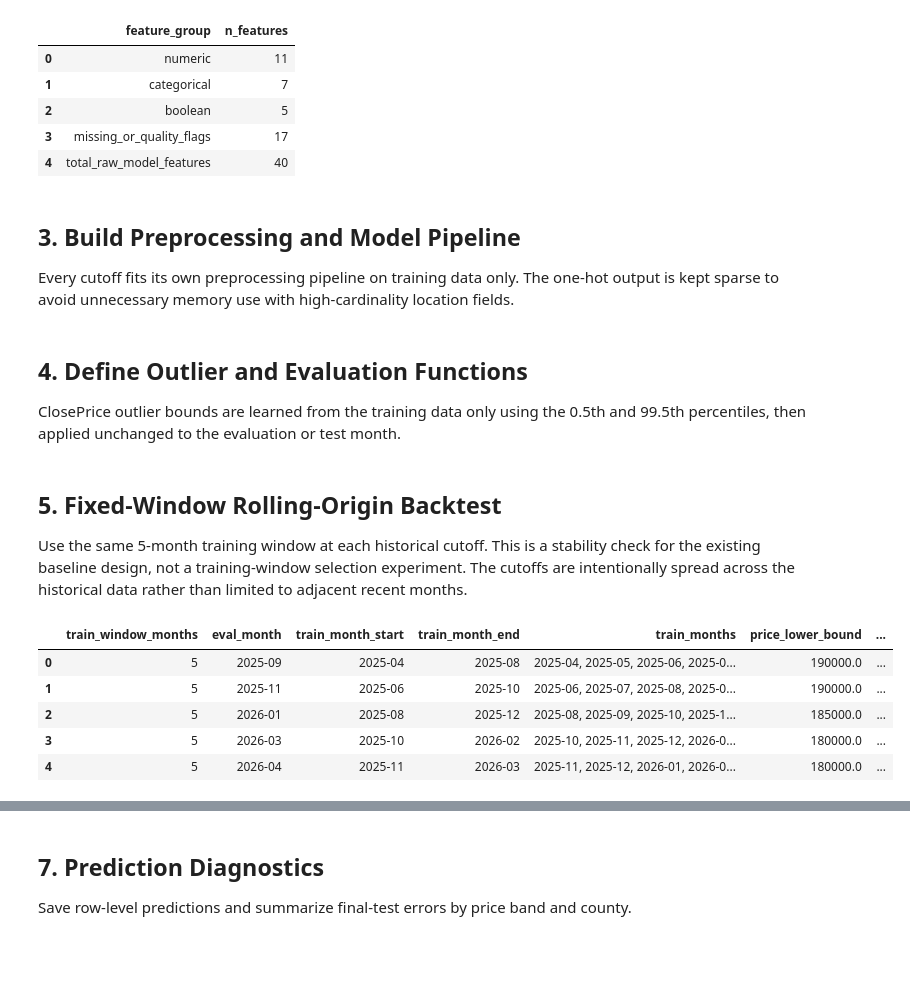
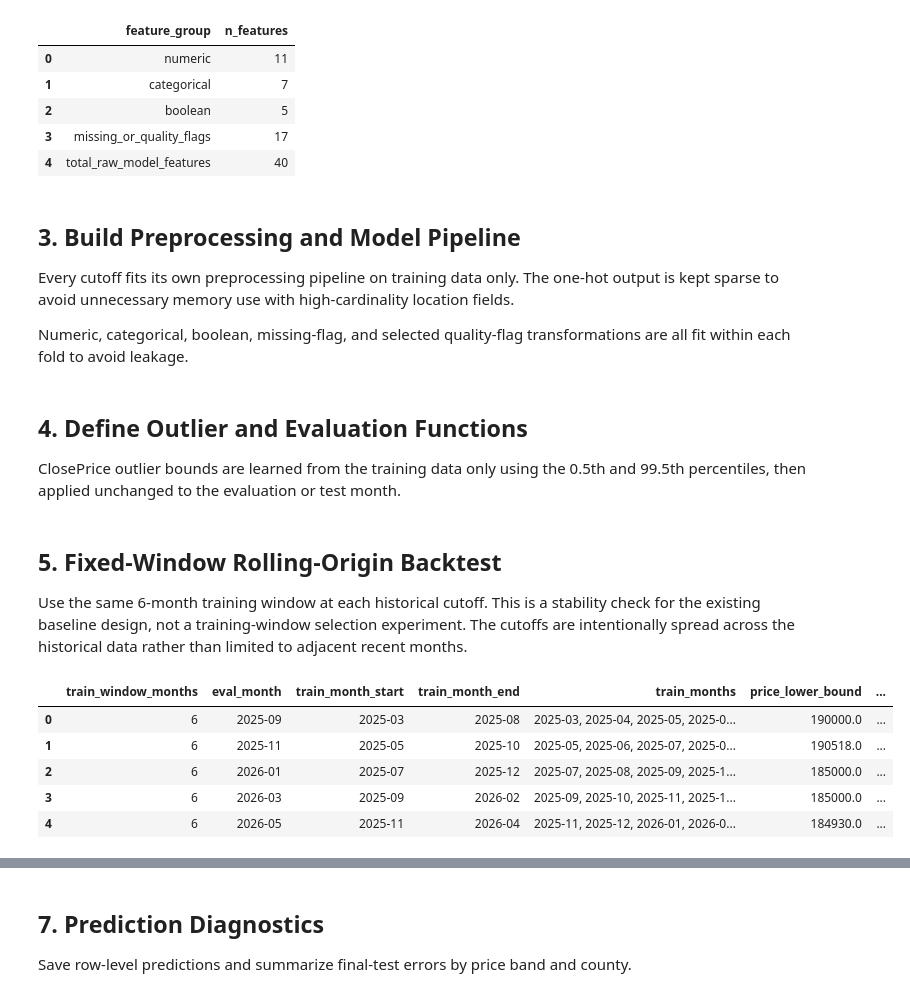
Before and after one commit to syp4137/idx-california-price-prediction, a Jupyter notebook: notebooks/03_baseline_model.ipynb, the cells around one changed output, grey strips where cells are left out. Drawn from its saved outputs; the diff is of its cells as text; code cells hidden in the pictures; blank space fills up the shorter version.

```diff
--- a/notebooks/03_baseline_model.ipynb
+++ b/notebooks/03_baseline_model.ipynb
@@ -150,6 +152,8 @@ display(feature_summary)
 ## 3. Build Preprocessing and Model Pipeline
 
 Every cutoff fits its own preprocessing pipeline on training data only. The one-hot output is kept sparse to avoid unnecessary memory use with high-cardinality location fields.
+
+Numeric, categorical, boolean, missing-flag, and selected quality-flag transformations are all fit within each fold to avoid leakage.
 # %%
 def make_onehot_encoder():
     try:
@@ -158,11 +162,12 @@ def make_onehot_encoder():
         return OneHotEncoder(handle_unknown="ignore", sparse=True)
 
 
-def build_preprocessing_pipeline(numeric_features, categorical_features, boolean_features, flag_features):
-    numeric_pipeline = Pipeline(steps=[
-        ("imputer", SimpleImputer(strategy="median")),
-        ("scaler", StandardScaler()),
-    ])
+def build_preprocessing_pipeline(numeric_features, categorical_features, boolean_features, flag_features, scale_numeric=True):
+    numeric_steps = [("imputer", SimpleImputer(strategy="median"))]
+    if scale_numeric:
+        numeric_steps.append(("scaler", StandardScaler()))
+    numeric_pipeline = Pipeline(steps=numeric_steps)
+
     categorical_pipeline = Pipeline(steps=[
         ("imputer", SimpleImputer(strategy="constant", fill_value="__missing__")),
         ("onehot", make_onehot_encoder()),
@@ -183,9 +188,18 @@ def build_preprocessing_pipeline(numeric_features, categorical_features, boolean
     )
 
 
-def build_baseline_model():
+def build_baseline_model(scale_numeric=True):
     return Pipeline(steps=[
-        ("preprocess", build_preprocessing_pipeline(numeric_cols, categorical_cols, boolean_cols, flag_cols)),
+        (
+            "preprocess",
+            build_preprocessing_pipeline(
+                numeric_cols,
+                categorical_cols,
+                boolean_cols,
+                flag_cols,
+                scale_numeric=scale_numeric,
+            ),
+        ),
         ("model", LinearRegression()),
     ])
 # %% [markdown]
@@ -235,7 +249,7 @@ def regression_metrics(y_true, y_pred):
 # %% [markdown]
 ## 5. Fixed-Window Rolling-Origin Backtest
 
-Use the same 5-month training window at each historical cutoff. This is a stability check for the existing baseline design, not a training-window selection experiment. The cutoffs are intentionally spread across the historical data rather than limited to adjacent recent months.
+Use the same 6-month training window at each historical cutoff. This is a stability check for the existing baseline design, not a training-window selection experiment. The cutoffs are intentionally spread across the historical data rather than limited to adjacent recent months.
 # %%
 def rolling_train_path(eval_month):
     return SPLIT_DIR / f"rolling_train_eval_{eval_month}_cleaned.csv"
@@ -247,36 +261,36 @@ def rolling_eval_path(eval_month):
 
 def run_historical_fold(plan_row):
     eval_month = str(plan_row["eval_month"])
     train_df_raw = load_split_file(rolling_train_path(eval_month))
     eval_df_raw = load_split_file(rolling_eval_path(eval_month))
     train_df, eval_df, bound_info = apply_train_price_bounds(train_df_raw, eval_df_raw)
 
-    pipeline = build_baseline_model()
+    pipeline = build_baseline_model(scale_numeric=True)
     pipeline.fit(train_df[feature_cols], train_df[target])
     predictions = pipeline.predict(eval_df[feature_cols])
 
     return {
         "train_window_months": int(plan_row["train_window_months"]),
         "eval_month": eval_month,
         "train_month_start": plan_row["train_month_start"],
         "train_month_end": plan_row["train_month_end"],
         "train_months": plan_row["train_months"],
         **bound_info,
         **regression_metrics(eval_df[target], predictions),
     }
 
 
 stability_results = pd.DataFrame(
     run_historical_fold(plan_row)
     for _, plan_row in historical_plan.iterrows()
 ).sort_values("eval_month")
 
 stability_results.to_csv(OUTPUT_DIR / "rolling_origin_results.csv", index=False)
 display(stability_results.round(4))
 # %% [output]
 |  | train_window_months | eval_month | train_month_start | train_month_end | train_months | price_lower_bound | ... |
-| 0 | 5 | 2025-09 | 2025-04 | 2025-08 | 2025-04, 2025-05, 2025-06, 2025-0... | 190000.0 | ... |
-| 1 | 5 | 2025-11 | 2025-06 | 2025-10 | 2025-06, 2025-07, 2025-08, 2025-0... | 190000.0 | ... |
-| 2 | 5 | 2026-01 | 2025-08 | 2025-12 | 2025-08, 2025-09, 2025-10, 2025-1... | 185000.0 | ... |
-| 3 | 5 | 2026-03 | 2025-10 | 2026-02 | 2025-10, 2025-11, 2025-12, 2026-0... | 180000.0 | ... |
-| 4 | 5 | 2026-04 | 2025-11 | 2026-03 | 2025-11, 2025-12, 2026-01, 2026-0... | 180000.0 | ... |
+| 0 | 6 | 2025-09 | 2025-03 | 2025-08 | 2025-03, 2025-04, 2025-05, 2025-0... | 190000.0 | ... |
+| 1 | 6 | 2025-11 | 2025-05 | 2025-10 | 2025-05, 2025-06, 2025-07, 2025-0... | 190518.0 | ... |
+| 2 | 6 | 2026-01 | 2025-07 | 2025-12 | 2025-07, 2025-08, 2025-09, 2025-1... | 185000.0 | ... |
+| 3 | 6 | 2026-03 | 2025-09 | 2026-02 | 2025-09, 2025-10, 2025-11, 2025-1... | 185000.0 | ... |
+| 4 | 6 | 2026-05 | 2025-11 | 2026-04 | 2025-11, 2025-12, 2026-01, 2026-0... | 184930.0 | ... |
```
Also changed, not shown: parts of 10 cells of this notebook, 1 other file.
